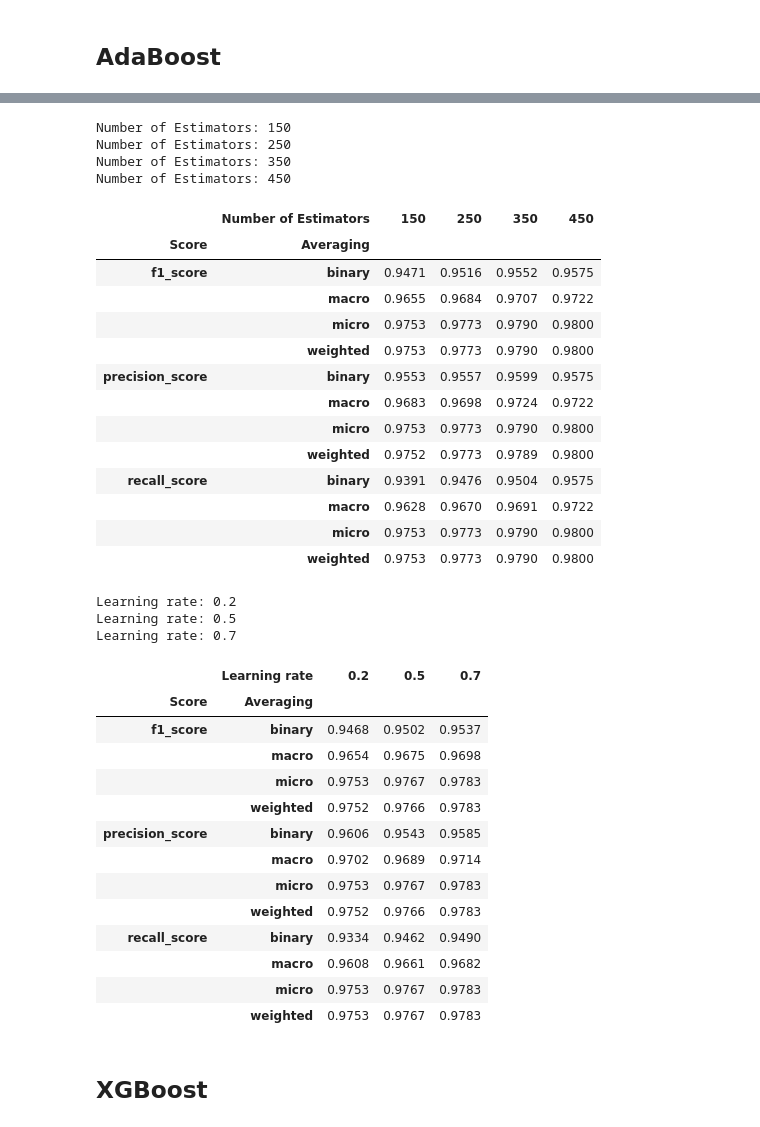
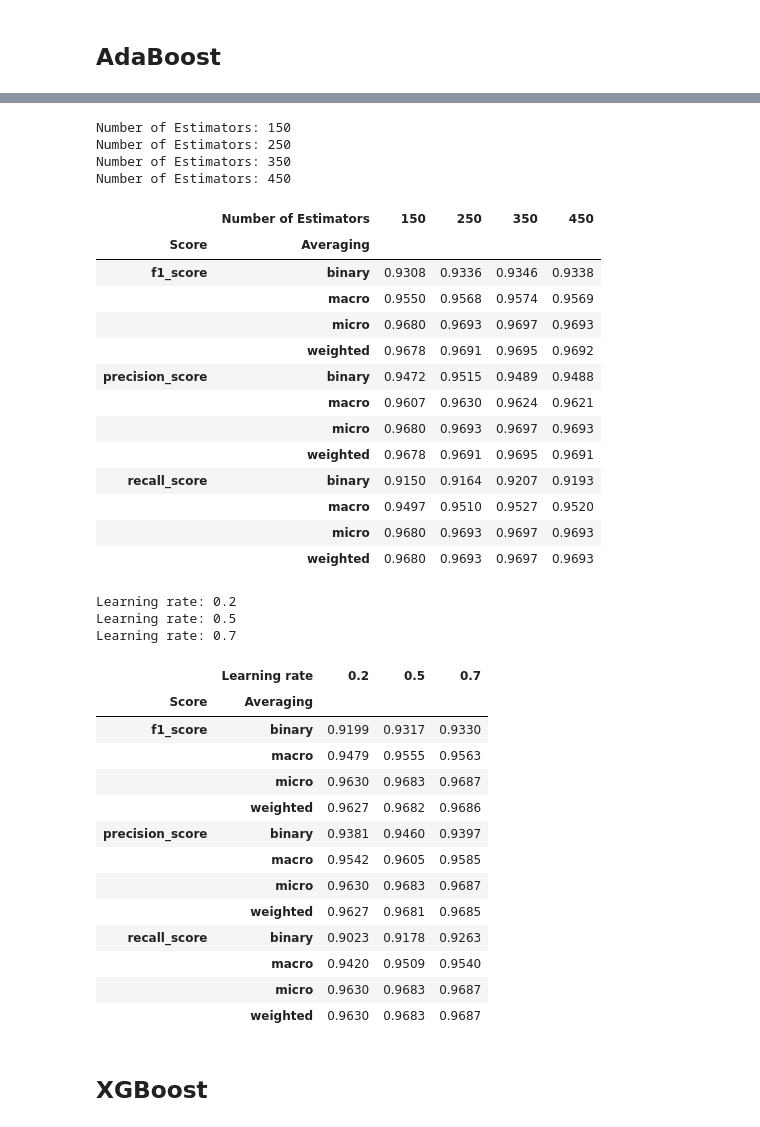
Before and after one commit to skuperst/Predicting-Employee-Turnover-at-Sailsfort-Motors, a Jupyter notebook: Employee_Turnover.ipynb, the cells around one changed output, grey strips where cells are left out. Saved outputs shown, nothing was run; the diff lists cells and outputs as text; code cells hidden in the pictures.

```diff
--- a/Employee Turnover.ipynb
+++ b/Employee_Turnover.ipynb
@@ -46,9 +49,19 @@ api.authenticate()
 # %%
-# Download the dataset
-dataset = 'manidevesh/hr-dataset-analysis'
 download_path = './hr_dataset'  # Folder where the CSV will be saved
-api.dataset_download_files(dataset, path=download_path, unzip=True)
+file_name = 'HR_DataSet.csv'
+if file_name in os.listdir(download_path):
+    print('Using the exsiting file: {}'.format(file_name))
+else:
+    # Initialize Kaggle's API
+    api = KaggleApi()
+    api.authenticate()# Initialize Kaggle's API
+    api = KaggleApi()
+    api.authenticate()
 
-file_name = [f for f in os.listdir(download_path) if f.split('.')[1]=='csv'][0]
-print("Download complete. File name is: {}".format(file_name))
+    # Download the dataset
+    dataset = 'manidevesh/hr-dataset-analysis'
+    api.dataset_download_files(dataset, path=download_path, unzip=True)
+
+    file_name = [f for f in os.listdir(download_path) if f.split('.')[1]=='csv'][0]
+    print("Download complete. File name is: {}".format(file_name))
 # %% [output]
@@ -428,7 +443,8 @@ Out-of-bag score: 98.792 %
 ## AdaBoost
 # %%
 ada_boost_pipeline = Pipeline(steps=[('preprocessor', preprocess_pipeline),
-                                     ('classifier', AdaBoostClassifier(DecisionTreeClassifier(max_depth=1), n_estimators=200, algorithm="SAMME.R", learning_rate=0.5, random_state=42))])
+                                     ('classifier', AdaBoostClassifier(DecisionTreeClassifier(max_depth=1), n_estimators=200,
+                                                                       algorithm="SAMME", learning_rate=0.5, random_state=42))])
 ada_boost_pipeline.fit(X_train, y_train)
 
 y_pred = ada_boost_pipeline.predict(X_test)
@@ -457,7 +473,8 @@ for md in range(1, 6):
     print('Maximal depth: {}'.format(md))
     for score, averaging in itertools.product([f1_score, precision_score, recall_score],['binary','macro','micro','weighted']):
         ada_boost_pipeline = Pipeline(steps=[('preprocessor', preprocess_pipeline),
-                                             ('classifier', AdaBoostClassifier(DecisionTreeClassifier(max_depth=md), n_estimators=200, algorithm="SAMME.R", learning_rate=0.5, random_state=42))])
+                                             ('classifier', AdaBoostClassifier(DecisionTreeClassifier(max_depth=md), n_estimators=200,
+                                                                               algorithm="SAMME", learning_rate=0.5, random_state=42))])
         ada_boost_pipeline.fit(X_train, y_train)
         y_pred = ada_boost_pipeline.predict(X_test)
         D[(score.__name__, averaging, md)] = round(score(y_test, y_pred, average=averaging), 4)
@@ -486,35 +503,36 @@ Maximal depth: 5
 # %%
 # Various scores and averages for the varying number of estimators
 D = dict()
 for ne in [150, 250, 350, 450]:
     print('Number of Estimators: {}'.format(ne))
     for score, averaging in itertools.product([f1_score, precision_score, recall_score],['binary','macro','micro','weighted']):
         ada_boost_pipeline = Pipeline(steps=[('preprocessor', preprocess_pipeline),
-                                             ('classifier', AdaBoostClassifier(DecisionTreeClassifier(max_depth=2), n_estimators=ne, algorithm="SAMME.R", learning_rate=0.5, random_state=42))])
+                                             ('classifier', AdaBoostClassifier(DecisionTreeClassifier(max_depth=2), n_estimators=ne,
+                                                                               algorithm="SAMME", learning_rate=0.5, random_state=42))])
         ada_boost_pipeline.fit(X_train, y_train)
         y_pred = ada_boost_pipeline.predict(X_test)
         D[(score.__name__, averaging, ne)] = round(score(y_test, y_pred, average=averaging), 4)
 display(pd.Series(D.values(), index = pd.MultiIndex.from_tuples(D.keys(), names=['Score','Averaging','Number of Estimators'])).unstack([-1]))
 del(D, ne, score, averaging, ada_boost_pipeline, y_pred)
 # %% [output]
 Number of Estimators: 150
 Number of Estimators: 250
 Number of Estimators: 350
 Number of Estimators: 450
 |  | Number of Estimators | 150 | 250 | 350 | 450 |
 | Score | Averaging |  |  |  |  |
-| f1_score | binary | 0.9471 | 0.9516 | 0.9552 | 0.9575 |
-|  | macro | 0.9655 | 0.9684 | 0.9707 | 0.9722 |
-|  | micro | 0.9753 | 0.9773 | 0.9790 | 0.9800 |
-|  | weighted | 0.9753 | 0.9773 | 0.9790 | 0.9800 |
-| precision_score | binary | 0.9553 | 0.9557 | 0.9599 | 0.9575 |
-|  | macro | 0.9683 | 0.9698 | 0.9724 | 0.9722 |
-|  | micro | 0.9753 | 0.9773 | 0.9790 | 0.9800 |
-|  | weighted | 0.9752 | 0.9773 | 0.9789 | 0.9800 |
-| recall_score | binary | 0.9391 | 0.9476 | 0.9504 | 0.9575 |
-|  | macro | 0.9628 | 0.9670 | 0.9691 | 0.9722 |
-|  | micro | 0.9753 | 0.9773 | 0.9790 | 0.9800 |
-|  | weighted | 0.9753 | 0.9773 | 0.9790 | 0.9800 |
+| f1_score | binary | 0.9308 | 0.9336 | 0.9346 | 0.9338 |
+|  | macro | 0.9550 | 0.9568 | 0.9574 | 0.9569 |
+|  | micro | 0.9680 | 0.9693 | 0.9697 | 0.9693 |
+|  | weighted | 0.9678 | 0.9691 | 0.9695 | 0.9692 |
+| precision_score | binary | 0.9472 | 0.9515 | 0.9489 | 0.9488 |
+|  | macro | 0.9607 | 0.9630 | 0.9624 | 0.9621 |
+|  | micro | 0.9680 | 0.9693 | 0.9697 | 0.9693 |
+|  | weighted | 0.9678 | 0.9691 | 0.9695 | 0.9691 |
+| recall_score | binary | 0.9150 | 0.9164 | 0.9207 | 0.9193 |
+|  | macro | 0.9497 | 0.9510 | 0.9527 | 0.9520 |
+|  | micro | 0.9680 | 0.9693 | 0.9697 | 0.9693 |
+|  | weighted | 0.9680 | 0.9693 | 0.9697 | 0.9693 |
 # %%
 # Various scores and averages for the varying learning rate
 D = dict()
@@ -522,7 +540,8 @@ for lr in [.2, 0.5, 0.7]:
     print('Learning rate: {}'.format(lr))
     for score, averaging in itertools.product([f1_score, precision_score, recall_score],['binary','macro','micro','weighted']):
         ada_boost_pipeline = Pipeline(steps=[('preprocessor', preprocess_pipeline),
-                                             ('classifier', AdaBoostClassifier(DecisionTreeClassifier(max_depth=2), n_estimators=200, algorithm="SAMME.R", learning_rate=lr, random_state=42))])
+                                             ('classifier', AdaBoostClassifier(DecisionTreeClassifier(max_depth=2), n_estimators=200,
+                                                                               algorithm="SAMME", learning_rate=lr, random_state=42))])
         ada_boost_pipeline.fit(X_train, y_train)
         y_pred = ada_boost_pipeline.predict(X_test)
         D[(score.__name__, averaging, lr)] = round(score(y_test, y_pred, average=averaging), 4)
@@ -534,18 +553,18 @@ Learning rate: 0.5
 Learning rate: 0.7
 |  | Learning rate | 0.2 | 0.5 | 0.7 |
 | Score | Averaging |  |  |  |
-| f1_score | binary | 0.9468 | 0.9502 | 0.9537 |
-|  | macro | 0.9654 | 0.9675 | 0.9698 |
-|  | micro | 0.9753 | 0.9767 | 0.9783 |
-|  | weighted | 0.9752 | 0.9766 | 0.9783 |
-| precision_score | binary | 0.9606 | 0.9543 | 0.9585 |
-|  | macro | 0.9702 | 0.9689 | 0.9714 |
-|  | micro | 0.9753 | 0.9767 | 0.9783 |
-|  | weighted | 0.9752 | 0.9766 | 0.9783 |
-| recall_score | binary | 0.9334 | 0.9462 | 0.9490 |
-|  | macro | 0.9608 | 0.9661 | 0.9682 |
-|  | micro | 0.9753 | 0.9767 | 0.9783 |
-|  | weighted | 0.9753 | 0.9767 | 0.9783 |
+| f1_score | binary | 0.9199 | 0.9317 | 0.9330 |
+|  | macro | 0.9479 | 0.9555 | 0.9563 |
+|  | micro | 0.9630 | 0.9683 | 0.9687 |
+|  | weighted | 0.9627 | 0.9682 | 0.9686 |
+| precision_score | binary | 0.9381 | 0.9460 | 0.9397 |
+|  | macro | 0.9542 | 0.9605 | 0.9585 |
+|  | micro | 0.9630 | 0.9683 | 0.9687 |
+|  | weighted | 0.9627 | 0.9681 | 0.9685 |
+| recall_score | binary | 0.9023 | 0.9178 | 0.9263 |
+|  | macro | 0.9420 | 0.9509 | 0.9540 |
+|  | micro | 0.9630 | 0.9683 | 0.9687 |
+|  | weighted | 0.9630 | 0.9683 | 0.9687 |
 # %% [markdown]
 ## XGBoost
 # %%
```
Also changed, not shown: parts of 9 cells of this notebook.
